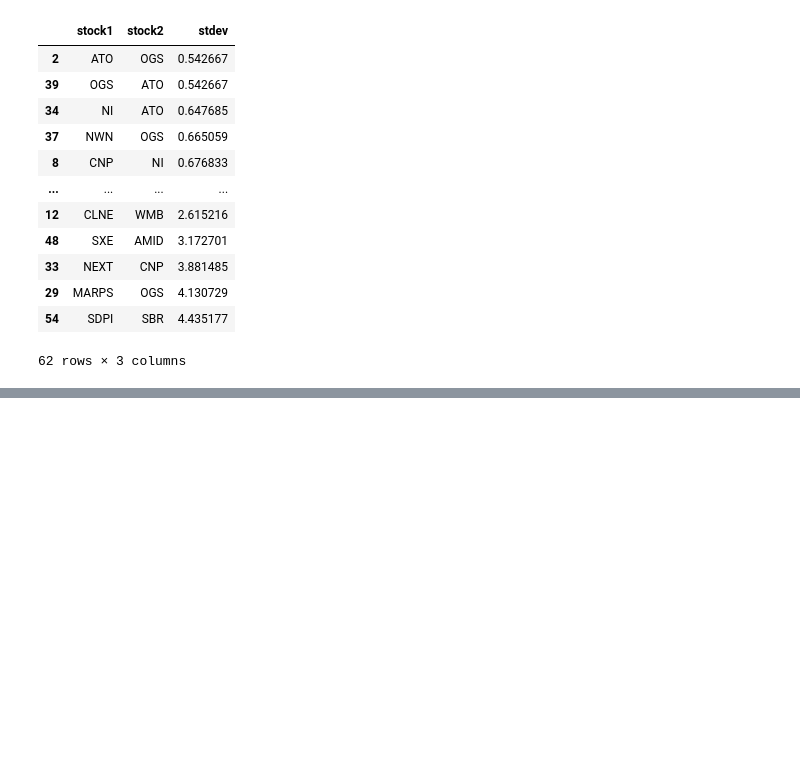
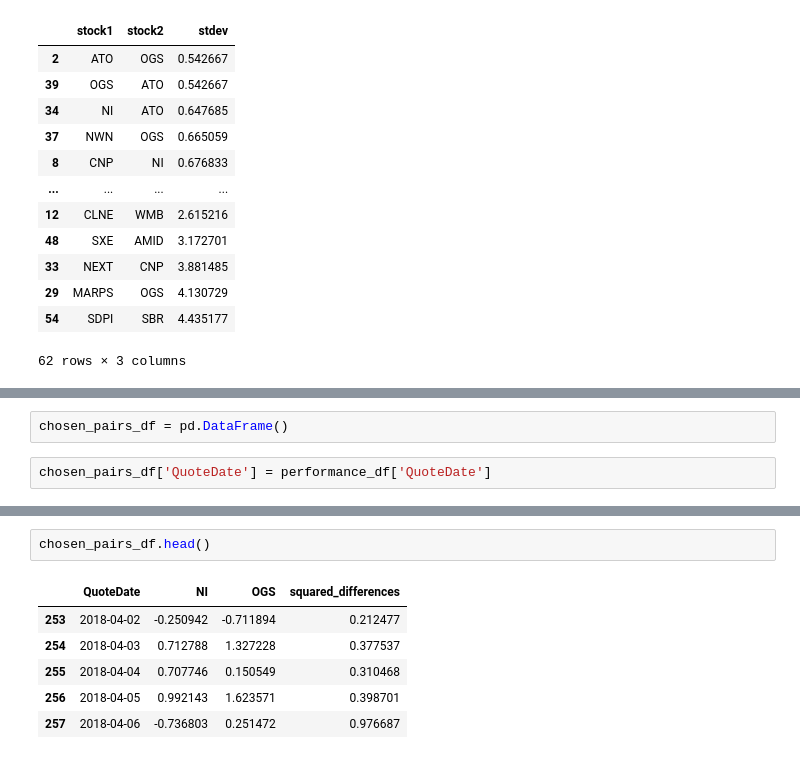
Before and after one commit to dbhaskaran1/omba_pairs_trading_project, a Jupyter notebook: PairsTrading-project1.ipynb, the cells around one changed output, grey strips where cells are left out. Drawn from its saved outputs; the diff is of its cells as text; blank space fills up the shorter version.

```diff
--- a/PairsTrading-project1.ipynb
+++ b/PairsTrading-project1.ipynb
@@ -200,0 +229,4 @@ sorted_df_age_asc
+# %%
+chosen_pairs_df = pd.DataFrame()
+# %%
+chosen_pairs_df['QuoteDate'] = performance_df['QuoteDate']
@@ -200,0 +256,9 @@ sorted_df_age_asc
+# %%
+chosen_pairs_df.head()
+# %% [output]
+|  | QuoteDate | NI | OGS | squared_differences |
+| 253 | 2018-04-02 | -0.250942 | -0.711894 | 0.212477 |
+| 254 | 2018-04-03 | 0.712788 | 1.327228 | 0.377537 |
+| 255 | 2018-04-04 | 0.707746 | 0.150549 | 0.310468 |
+| 256 | 2018-04-05 | 0.992143 | 1.623571 | 0.398701 |
+| 257 | 2018-04-06 | -0.736803 | 0.251472 | 0.976687 |
```
Also changed, not shown: parts of 11 cells of this notebook.
